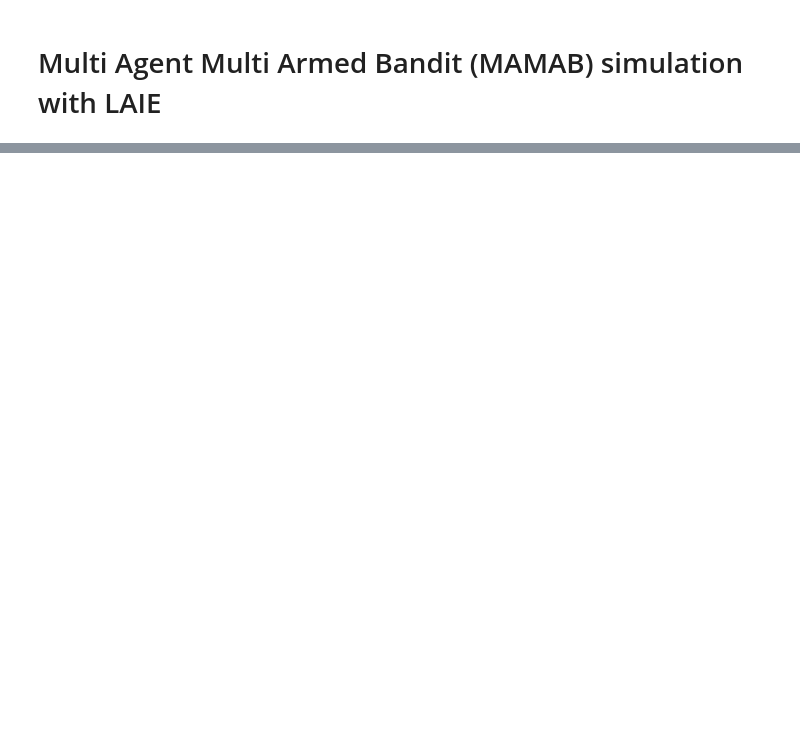
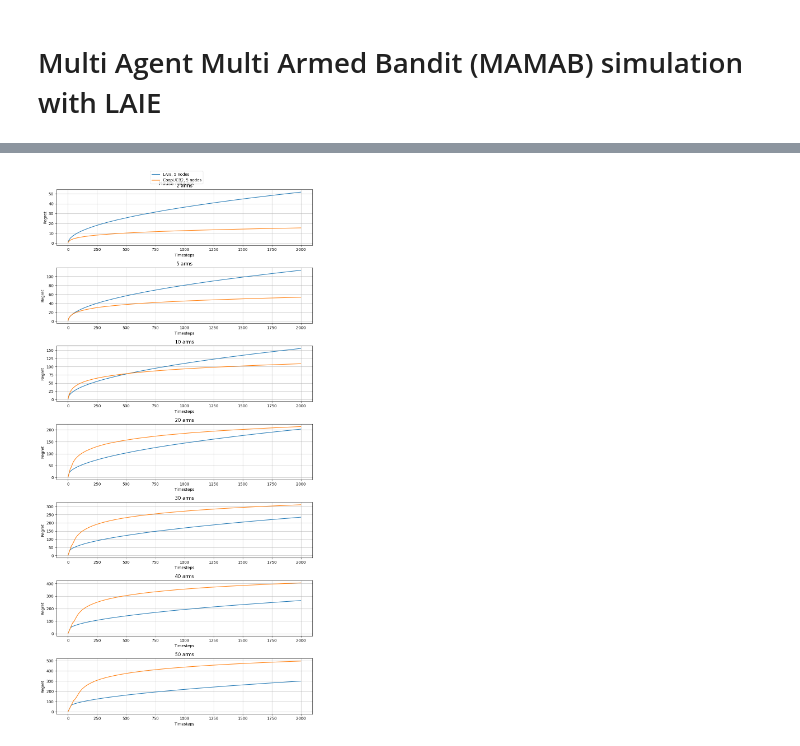
Before and after one commit to mokotturu/mamab-jit, a Jupyter notebook: laie.ipynb, the cells around one changed output, grey strips where cells are left out. Cells and saved outputs as stored; diff of their text form; code cells hidden in the pictures; blank space fills up the shorter version.

```diff
--- a/laie.ipynb
+++ b/laie.ipynb
@@ -139,11 +221,20 @@ def MAMAB_LAIE(W: np.ndarray, true_means: np.ndarray, timesteps=100, runs=100, e
 # %%
 # mamab constants
-runs = 100
-timesteps = 200
-num_arms = 100
-true_means = np.array([np.random.normal(0, 1, num_arms) for _ in range(runs)])
+runs = 1000
+timesteps = 2000
+# num_arms = 100
 
 num_nodes_arr = [80] # , 100, 120, 140, 180]
 degree = 3
-networks = [nx.to_numpy_array(nx.random_regular_graph(degree, num_nodes)) for num_nodes in num_nodes_arr]
+# networks = [nx.to_numpy_array(nx.random_regular_graph(degree, num_nodes)) for num_nodes in num_nodes_arr]
+networks = [
+    # house
+	np.array([
+		[0, 1, 1, 0, 0],
+		[1, 0, 1, 1, 0],
+		[1, 1, 0, 0, 1],
+		[0, 1, 0, 0, 1],
+		[0, 0, 1, 1, 0],
+	]),
+]
 # %%
@@ -179,0 +273,47 @@ done.
+# %%
+# %matplotlib widget
+arm_counts_arr = np.array([2, 5, 10, 20, 30, 40, 50])
+
+# subplots for each arm count
+fig, ax = plt.subplots(arm_counts_arr.shape[0], 1, figsize=(10, 20))
+
+for arm_count_idx, arm_count in enumerate(tqdm(arm_counts_arr)):
+	true_means = np.array([np.random.normal(0, 1, arm_count) for _ in range(runs)])
+	# true_means = np.sort(true_means, axis=1)[:, ::-1]
+
+	for networkIdx, adjacency_matrix in enumerate(networks):
+		num_nodes_in_network = adjacency_matrix.shape[0]
+
+		# print('running LAIE...')
+		W = get_W(adjacency_matrix)
+
+		regret_history, snap = MAMAB_LAIE(W, true_means, timesteps=timesteps, runs=runs, epsilon=1, min_epsilon=0.01, decay=0.99)
+
+		regret_history = np.cumsum(regret_history, axis=2)
+		regret = np.mean(regret_history, axis=(0, 1)) # average over runs and nodes
+		ax[arm_count_idx].plot(regret, label=f'LAIE, {num_nodes_in_network} nodes')
+		# print('done.')
+
+		# print('running CoopUCB2...')
+		_, _, best_constant_W, _ = fastest_averaging_constant_weight(np.asarray(nx.linalg.graphmatrix.incidence_matrix(nx.from_numpy_array(adjacency_matrix), oriented=True).todense()))
+		coopucb2_regret, snap = coopucb2(runs, arm_count, timesteps, true_means, best_constant_W)
+		coopucb2_regret = np.cumsum(coopucb2_regret, axis=2)
+		coopucb2_regret = np.mean(coopucb2_regret, axis=(0, 1)) # average over runs and nodes
+		ax[arm_count_idx].plot(coopucb2_regret, label=f'CoopUCB2, {num_nodes_in_network} nodes')
+		# print('done.')
+
+		ax[arm_count_idx].set_xlabel('Timesteps')
+		ax[arm_count_idx].set_ylabel('Regret')
+		# ax[arm_count_idx].set_xlim(left=200)
+		# ax[arm_count_idx].set_ylim(bottom=500)
+		ax[arm_count_idx].set_title(f'{arm_count} arms')
+		ax[arm_count_idx].grid(True)
+		# ax[arm_count_idx].legend()
+
+handles, labels = ax[0].get_legend_handles_labels()
+fig.legend(handles, labels, loc='upper center')
+fig.suptitle('House network')
+fig.tight_layout()
+plt.show()
+# %% [output]
+[figure, added]
```
Also changed, not shown: parts of 13 cells of this notebook, 12 other files.
